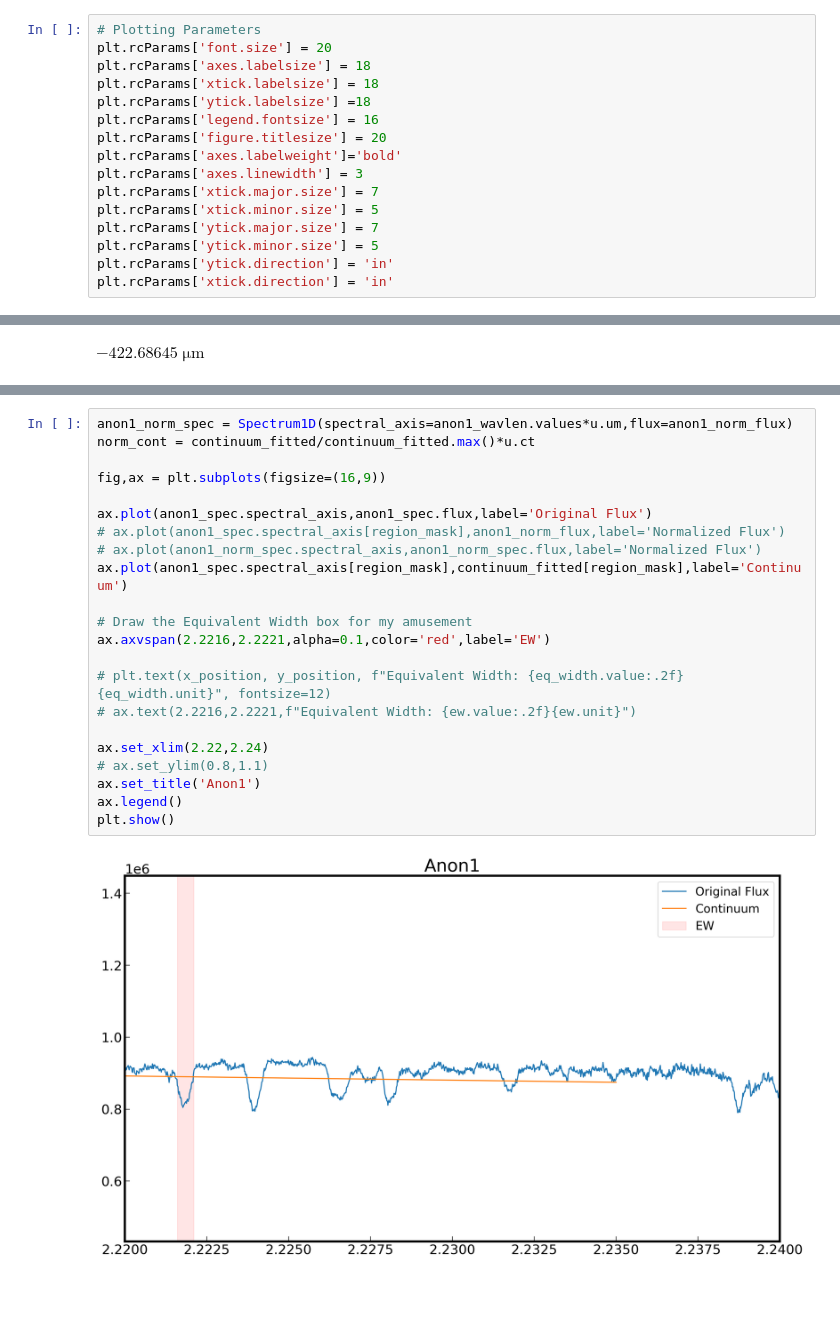
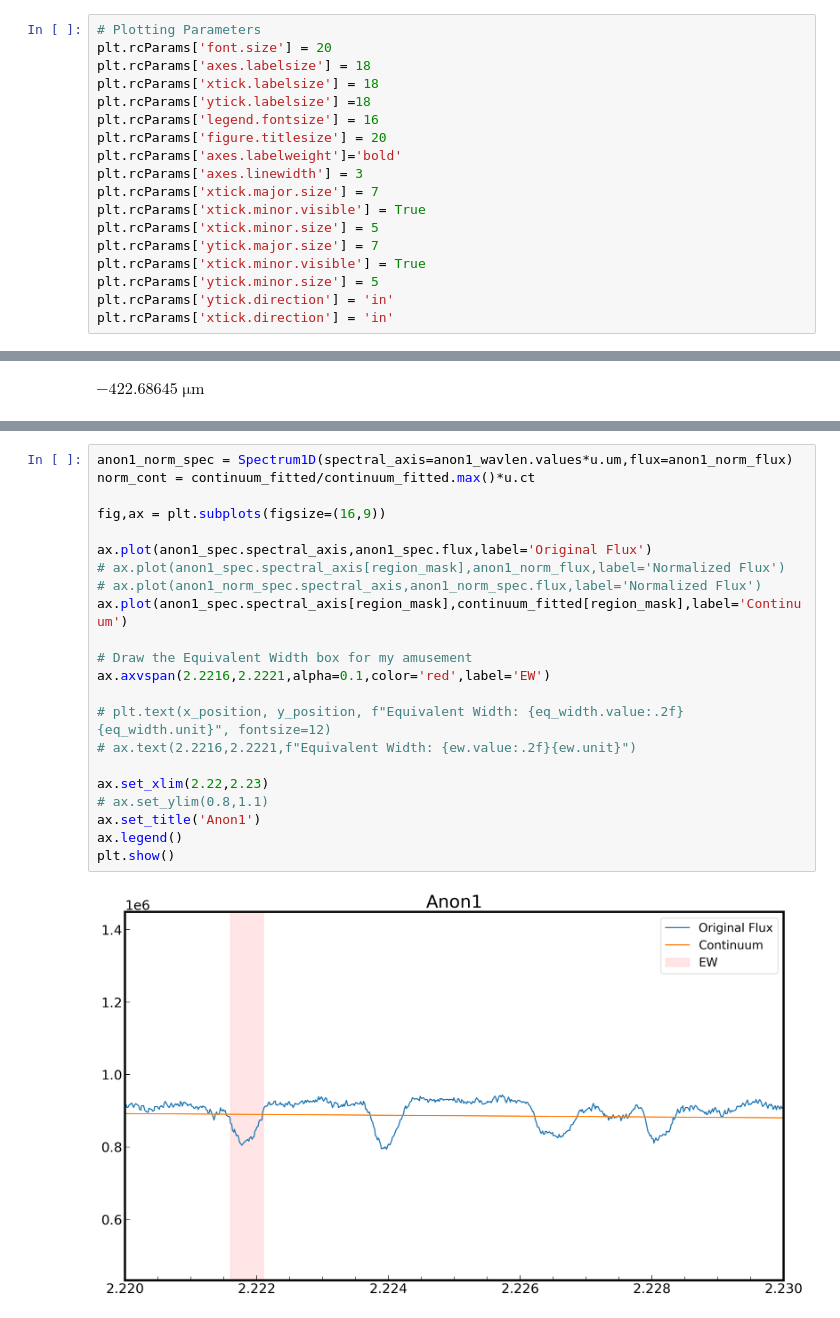
Before and after one commit to SavOliveira/IGRINS-Spectra, a Jupyter notebook: anon1_cont_fitting.ipynb, the cells around one changed output, grey strips where cells are left out. Drawn from its saved outputs; the diff is of its cells as text; blank space fills up the shorter version.

```diff
--- a/anon1_cont_fitting.ipynb
+++ b/anon1_cont_fitting.ipynb
@@ -98,8 +98,10 @@ plt.rcParams['figure.titlesize'] = 20
 plt.rcParams['axes.labelweight']='bold'
 plt.rcParams['axes.linewidth'] = 3
 plt.rcParams['xtick.major.size'] = 7
+plt.rcParams['xtick.minor.visible'] = True
 plt.rcParams['xtick.minor.size'] = 5
 plt.rcParams['ytick.major.size'] = 7
+plt.rcParams['xtick.minor.visible'] = True
 plt.rcParams['ytick.minor.size'] = 5
 plt.rcParams['ytick.direction'] = 'in'
 plt.rcParams['xtick.direction'] = 'in'
@@ -199,24 +220,24 @@ $-422.68645 \; \mathrm{\mu m}$
 # %%
 anon1_norm_spec = Spectrum1D(spectral_axis=anon1_wavlen.values*u.um,flux=anon1_norm_flux)
 norm_cont = continuum_fitted/continuum_fitted.max()*u.ct
 
 fig,ax = plt.subplots(figsize=(16,9))
 
 ax.plot(anon1_spec.spectral_axis,anon1_spec.flux,label='Original Flux')
 # ax.plot(anon1_spec.spectral_axis[region_mask],anon1_norm_flux,label='Normalized Flux')
 # ax.plot(anon1_norm_spec.spectral_axis,anon1_norm_spec.flux,label='Normalized Flux')
 ax.plot(anon1_spec.spectral_axis[region_mask],continuum_fitted[region_mask],label='Continuum')
 
 # Draw the Equivalent Width box for my amusement
 ax.axvspan(2.2216,2.2221,alpha=0.1,color='red',label='EW')
 
 # plt.text(x_position, y_position, f"Equivalent Width: {eq_width.value:.2f} {eq_width.unit}", fontsize=12)
 # ax.text(2.2216,2.2221,f"Equivalent Width: {ew.value:.2f}{ew.unit}")
 
-ax.set_xlim(2.22,2.24)
+ax.set_xlim(2.22,2.23)
 # ax.set_ylim(0.8,1.1)
 ax.set_title('Anon1')
 ax.legend()
 plt.show()
 # %% [output]
-[figure, old version]
+[figure, new version]
```
Also changed, not shown: parts of 4 cells of this notebook, 14 other files.
